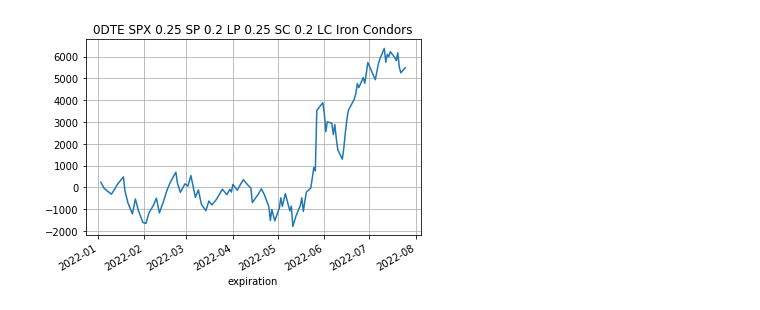
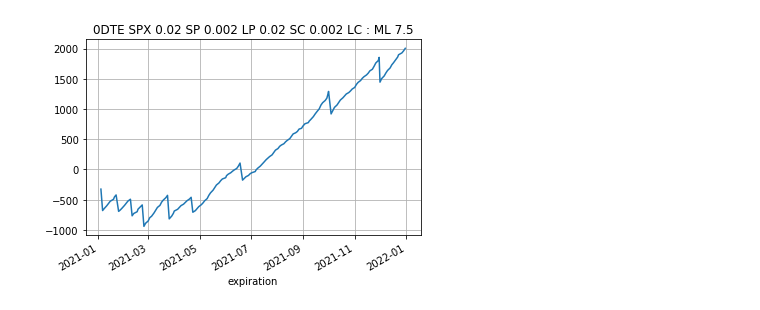
Before and after one commit to jcurtiswebb/SPXoptions-put-backtesting, a Jupyter notebook: spx-option-spread-backtester.ipynb, the cells around one changed output. Saved outputs shown, nothing was run; the diff lists cells and outputs as text; code cells hidden in the pictures.

```diff
--- a/spx-option-spread-backtester.ipynb
+++ b/spx-option-spread-backtester.ipynb
@@ -2,12 +2,12 @@
 import glob
 import pandas as pd
 import numpy as np
-from datetime import datetime, timedelta
+from datetime import datetime, timedelta, time
 import matplotlib.pyplot as plt
 import os
 import os.path
 
-df = pd.read_csv(f"../input/cboedailytrimspxcboe202202020939/cboe_spx_2022_0dte_all.csv", index_col=None, header=0)
+df = pd.read_csv(f"../input/cboedailytrimspxcboe202202020939/cboe_spx_2021_0dte_all.csv", index_col=None, header=0)
 df['expiration']=pd.to_datetime(df['expiration'])
 df['quote_date']=pd.to_datetime(df['quote_date'])
 df['delta'] = df['delta'].abs()
@@ -15,13 +15,17 @@ df['delta'] = df['delta'].abs()
 #########################
 # Settings for backtest #
 #########################
-delta_sp = 0.25
-delta_lp = 0.20
-delta_sc = 0.25
-delta_lc = 0.20
+delta_sp = 0.02
+delta_lp = 0.002
+delta_sc = 0.02
+delta_lc = 0.002
 
 same_day = True
 purchase_time = '09:45:00'
+
+max_loss = 7.5
+
+commission = 1.5
 
 if same_day:
     dte_f = -1
@@ -71,4 +103,5 @@ df_trades['delta_lp'] = 0.0
 df_trades['delta_sc'] = 0.0
 df_trades['delta_lc'] = 0.0
 df_trades['net'] = 0.0
+df_trades['commission'] = 0.0
 # %%
@@ -101,16 +154,0 @@ df_lp = df_lp.loc[df_lp.groupby('quote_date')[['dte']].idxmin()['dte']]
-# %%
-#Need to figure out how to extract strike, delta, and the average between bid/ask from one "apply" operation
-df_trades['strike_sc'],df_trades['delta_sc'],df_trades['collected_sc'] = df_trades.apply(lambda row : get_contract_strike(row['trade_date'], row['expiration'], df_sc), axis = 1).T.values
-df_trades['strike_lc'],df_trades['delta_lc'],df_trades['collected_lc'] = df_trades.apply(lambda row : get_contract_strike(row['trade_date'], row['expiration'], df_lc), axis = 1).T.values
-df_trades['strike_sp'],df_trades['delta_sp'],df_trades['collected_sp'] = df_trades.apply(lambda row : get_contract_strike(row['trade_date'], row['expiration'], df_sp), axis = 1).T.values
-df_trades['strike_lp'],df_trades['delta_lp'],df_trades['collected_lp'] = df_trades.apply(lambda row : get_contract_strike(row['trade_date'], row['expiration'], df_lp), axis = 1).T.values
-df_trades['collected'] = df_trades['collected_sc'] + -1*df_trades['collected_lc'] + df_trades['collected_sp'] + -1*df_trades['collected_lp']
-df_trades['lost'] = df_trades.apply(lambda row : get_amount_lost(row['expiration'], row['strike_sp'], row['strike_lp'], row['strike_sc'], row['strike_lc']), axis=1)
-df_trades['net'] = df_trades['collected'] - df_trades['lost']
-
-# if you want to scale the chart, you should do it here
-factor = 1.0
-df_trade_plot = df_trades.copy()
-df_trade_plot['net'] = df_trade_plot['net']*factor
-df_trade_plot.set_index('expiration', inplace=True)
-df_trade_plot = df_trade_plot['net'].cumsum()
@@ -125,0 +184,9 @@ df_trades.head()
+# %%
+df_trades['net'] = df_trades['collected'] - df_trades['lost'] - df_trades['commission']
+
+# if you want to scale the chart, you should do it here
+factor = 1.0
+df_trade_plot = df_trades.copy()
+df_trade_plot['net'] = df_trade_plot['net']*factor
+df_trade_plot.set_index('expiration', inplace=True)
+df_trade_plot = df_trade_plot['net'].cumsum()
@@ -126,9 +213,9 @@ df_trades.head()
 # %%
 fig = plt.figure()
 ax = fig.add_subplot(1, 1, 1)
 df_trade_plot.plot(ax=ax)
-plt.title(f"0DTE SPX {delta_sp} SP {delta_lp} LP {delta_sc} SC {delta_lc} LC Iron Condors")
+plt.title(f"0DTE SPX {delta_sp} SP {delta_lp} LP {delta_sc} SC {delta_lc} LC : ML {max_loss}")
 plt.grid()
 plt.savefig(f"0DTE_SPX_{delta_sp}SP_{delta_lp}LP_{delta_sc}SC_{delta_lc}LC_IC.png")
 # %% [output]
-[figure, old version]
+[figure, new version]
```
Also changed, not shown: parts of 5 cells of this notebook.
